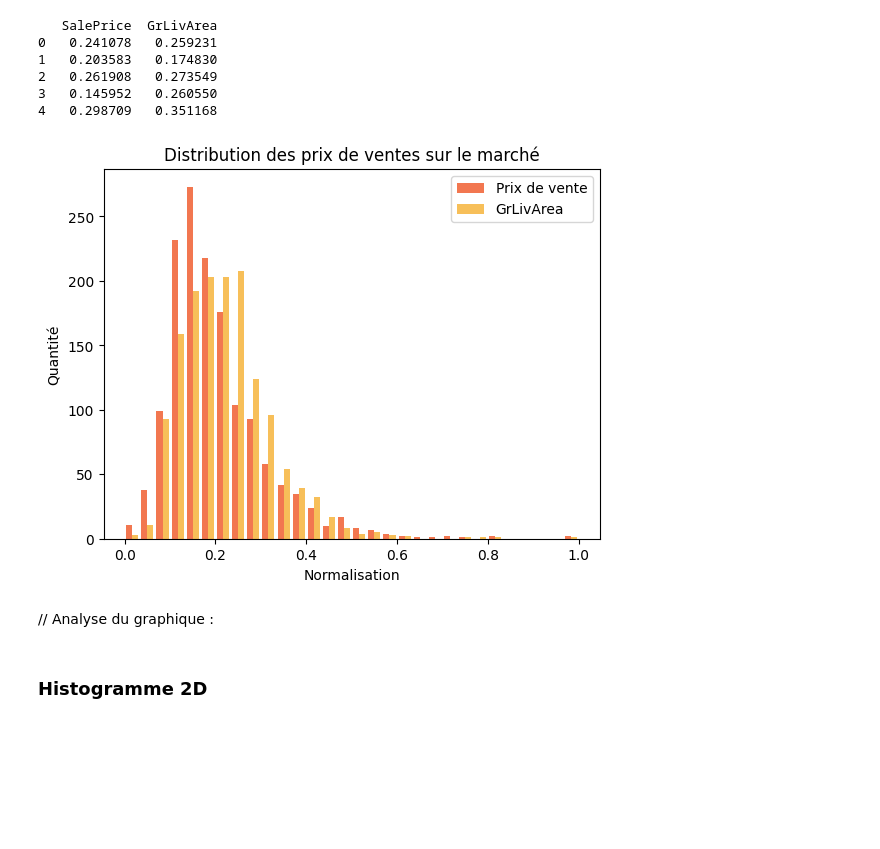
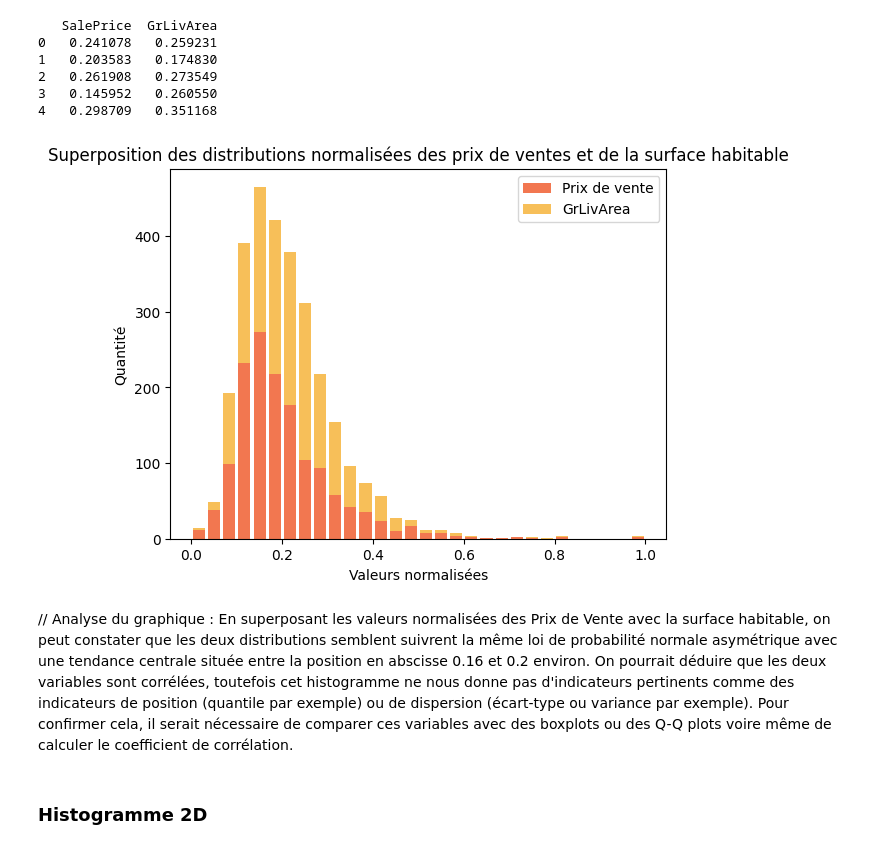
Before and after one commit to Lit3C/house_pricing, a Jupyter notebook: dataviz.ipynb, the cells around one changed output. Drawn from its saved outputs; the diff is of its cells as text; code cells hidden in the pictures; blank space fills up the shorter version.

Commit message:
Analyse superposition deux distributions

```diff
--- a/dataviz.ipynb
+++ b/dataviz.ipynb
@@ -8,7 +8,8 @@ import pandas as pd
 # %% [markdown]
 ## Data source file
 # %%
-df = pd.read_csv('dataset/train.csv')
+df_raw = pd.read_csv('dataset/train.csv')
+df = df_raw.copy()
 display(df.head())
 # %% [output]
 |  | Id | MSSubClass | MSZoning | LotFrontage | LotArea | Street | Alley | LotShape | LandContour | ... |
@@ -78,19 +79,21 @@ print(df[['SalePrice', 'GrLivArea']].head())
 # %%
 plt.hist([df['SalePrice'], df['GrLivArea']],
          bins=30,
          rwidth=0.8,
          color=['#f27750', '#f7bf59'],
-        #  histtype = 'barstacked',
+         histtype = 'barstacked',
          label=['Prix de vente', 'GrLivArea'])
-plt.xlabel('Normalisation')
+plt.xlabel('Valeurs normalisées')
 plt.ylabel('Quantité')
-plt.title('Distribution des prix de ventes sur le marché')
+plt.title('Superposition des distributions normalisées des prix de ventes et de la surface habitable')
 plt.legend()
 plt.show()
 # %% [output]
-[figure, old version]
+[figure, new version]
-# %% [markdown]
-// Analyse du graphique :
+# %% [markdown]
+// Analyse du graphique :
+En superposant les valeurs normalisées des Prix de Vente avec la surface habitable, on peut constater que les deux distributions semblent suivrent la même loi de probabilité normale asymétrique avec une tendance centrale située entre la position en abscisse 0.16 et 0.2 environ.
+On pourrait déduire que les deux variables sont corrélées, toutefois cet histogramme ne nous donne pas d'indicateurs pertinents comme des indicateurs de position (quantile par exemple) ou de dispersion (écart-type ou variance par exemple). Pour confirmer cela, il serait nécessaire de comparer ces variables avec des boxplots ou des Q-Q plots voire même de calculer le coefficient de corrélation.
 # %% [markdown]
 ### Histogramme 2D
 # %%
```
